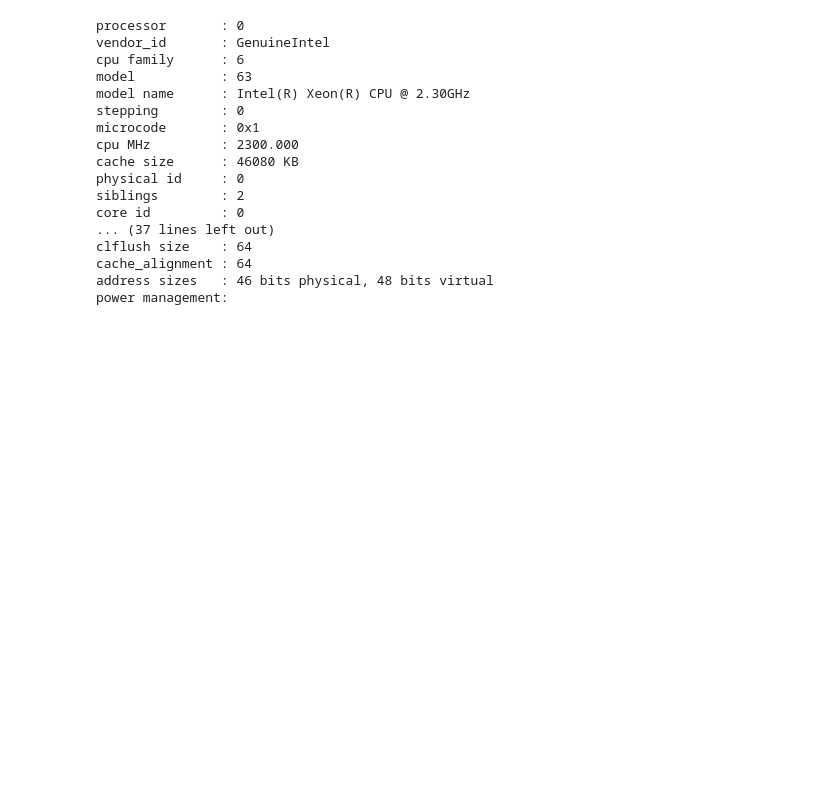
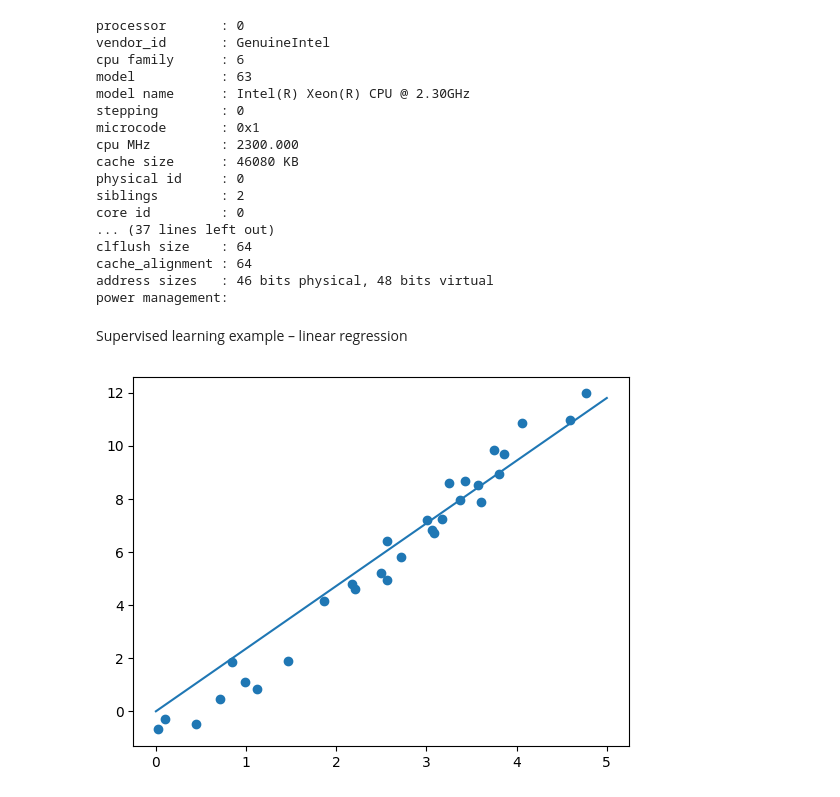
Before and after one commit to chandrajitpal/Hardware_Neural_Net, a Jupyter notebook: 01_cuda_lab/01_simple.ipynb, the cells around one changed output. Saved outputs shown, nothing was run; the diff lists cells and outputs as text; code cells hidden in the pictures; blank space fills up the shorter version.

```diff
--- a/01_cuda_lab/01_simple.ipynb
+++ b/01_cuda_lab/01_simple.ipynb
@@ -291,3 +291,31 @@ clflush size    : 64
 cache_alignment : 64
 address sizes   : 46 bits physical, 48 bits virtual
 power management:
+# %% [markdown]
+Supervised learning example – linear regression
+# %%
+
+
+%matplotlib inline
+import matplotlib.pyplot as plt
+import numpy as np
+from sklearn.linear_model import LinearRegression
+
+pool = np.random.RandomState(10)
+x = 5 * pool.rand(30)
+y = 3 * x - 2 + pool.randn(30)
+
+# y = 3x - 2;
+lregr = LinearRegression(fit_intercept=False)
+
+X = x[:, np.newaxis]
+lregr.fit(X, y)
+
+lspace = np.linspace(0, 5)
+X_regr = lspace[:, np.newaxis]
+y_regr = lregr.predict(X_regr)
+
+plt.scatter(x, y);
+plt.plot(X_regr, y_regr);
+# %% [output]
+[figure, added]
```
Also changed, not shown: parts of 4 cells of this notebook.
